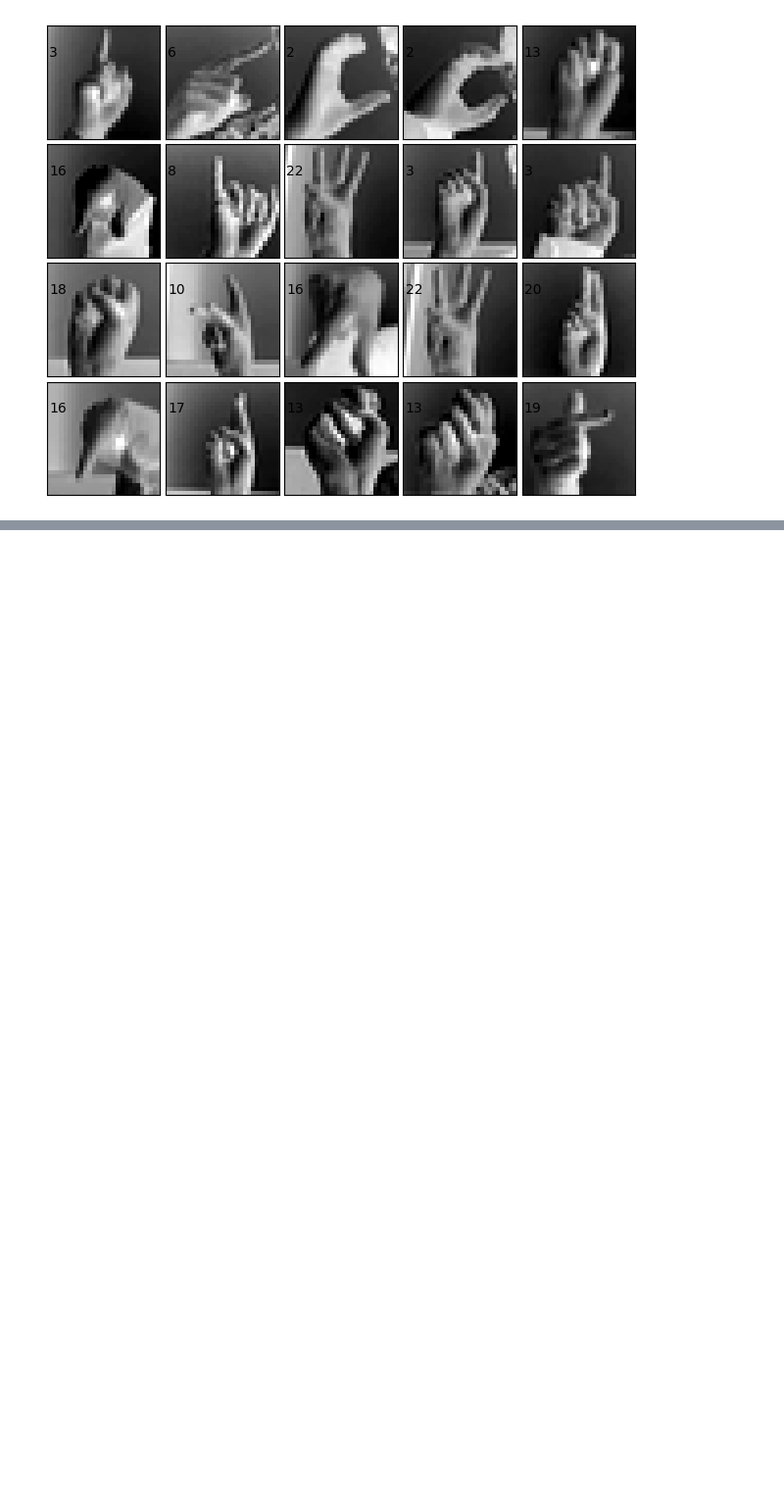
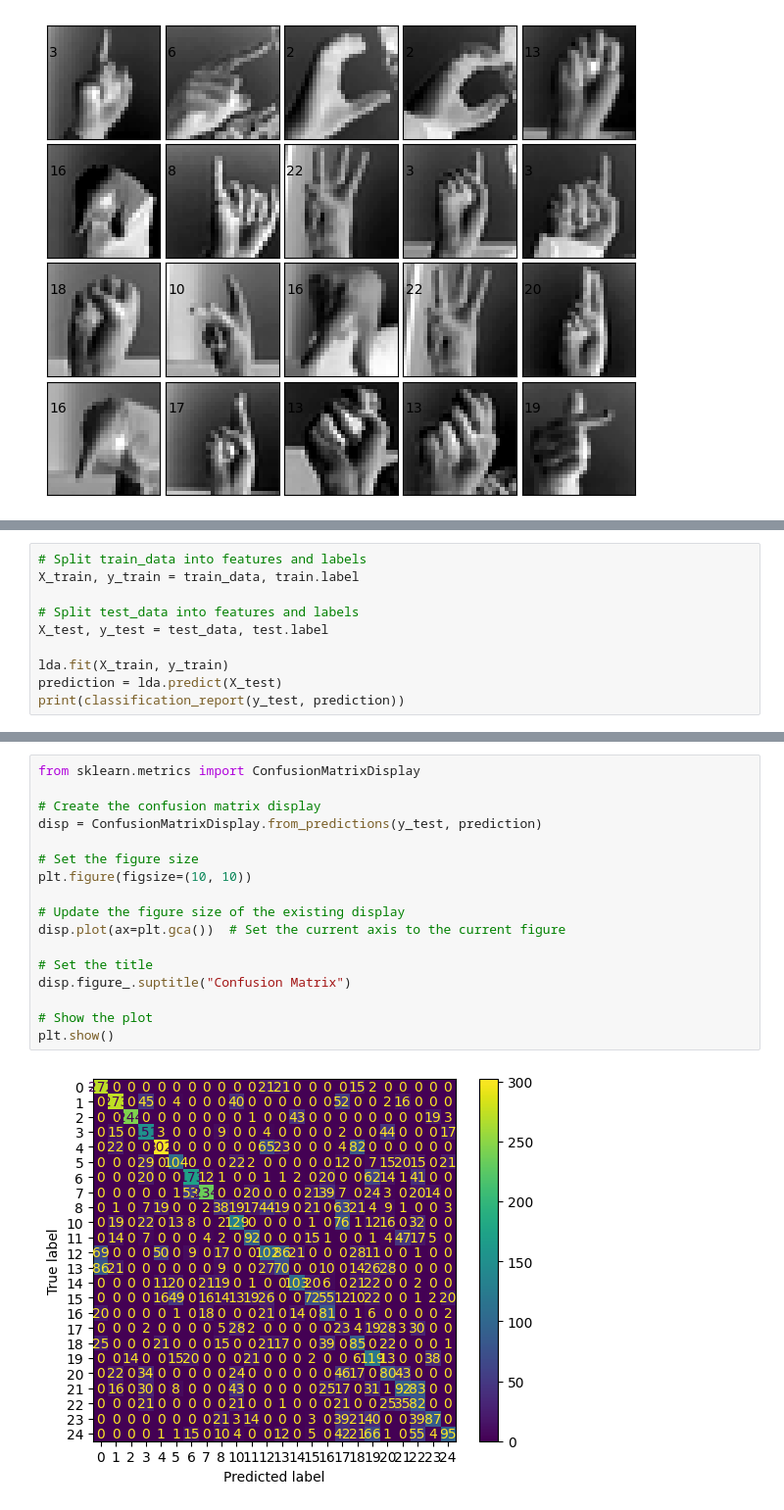
Before and after one commit to albracher/COGS-118B-Final-Project-Template-, a Jupyter notebook: analysis.ipynb, the cells around one changed output, grey strips where cells are left out. Shown at 98% size. Saved outputs shown, nothing was run; the diff lists cells and outputs as text; blank space fills up the shorter version.

```diff
--- a/analysis.ipynb
+++ b/analysis.ipynb
@@ -174,0 +293,10 @@ for i in range(20):
+# %%
+# Split train_data into features and labels
+X_train, y_train = train_data, train.label
+
+# Split test_data into features and labels
+X_test, y_test = test_data, test.label
+
+lda.fit(X_train, y_train)
+prediction = lda.predict(X_test)
+print(classification_report(y_test, prediction))
@@ -174,0 +321,19 @@ for i in range(20):
+# %%
+from sklearn.metrics import ConfusionMatrixDisplay
+
+# Create the confusion matrix display
+disp = ConfusionMatrixDisplay.from_predictions(y_test, prediction)
+
+# Set the figure size
+plt.figure(figsize=(10, 10))
+
+# Update the figure size of the existing display
+disp.plot(ax=plt.gca())  # Set the current axis to the current figure
+
+# Set the title
+disp.figure_.suptitle("Confusion Matrix")
+
+# Show the plot
+plt.show()
+# %% [output]
+[figure, added]
```
Also changed, not shown: parts of 16 cells of this notebook, 3 other files.
